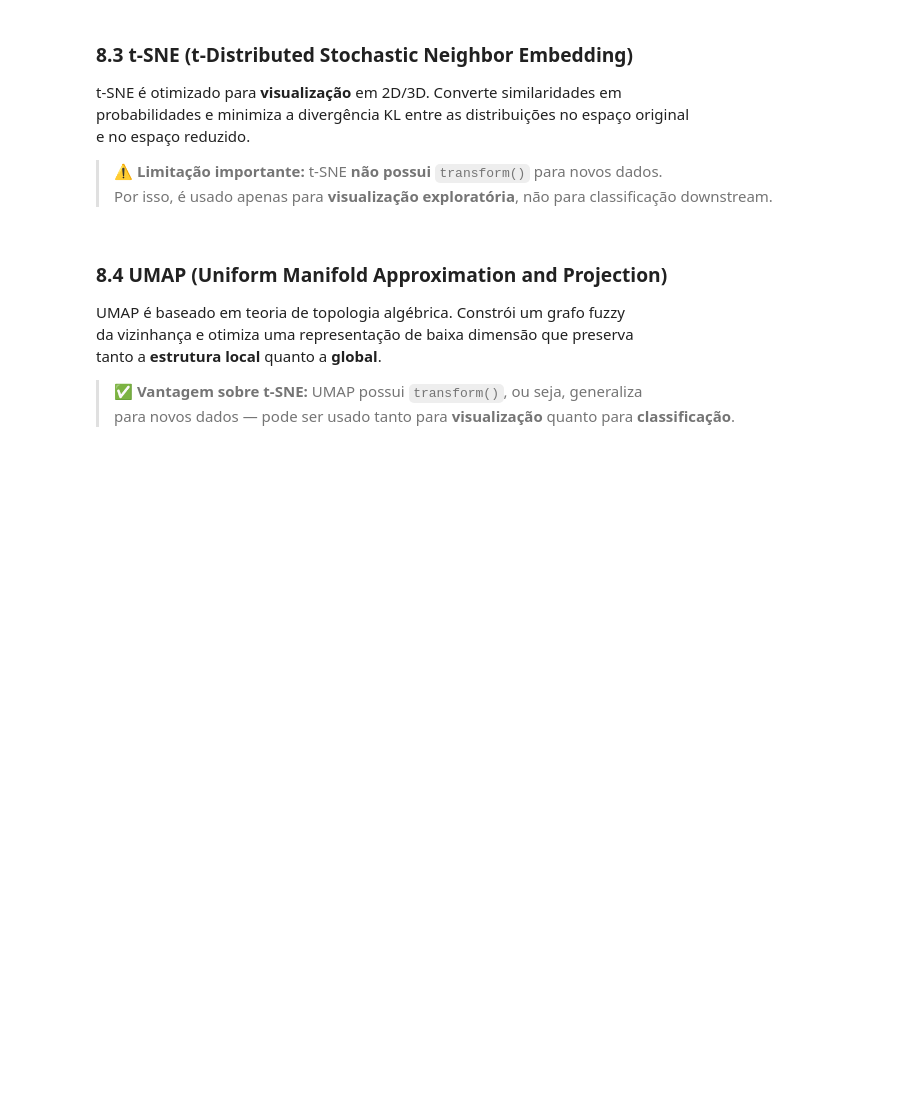
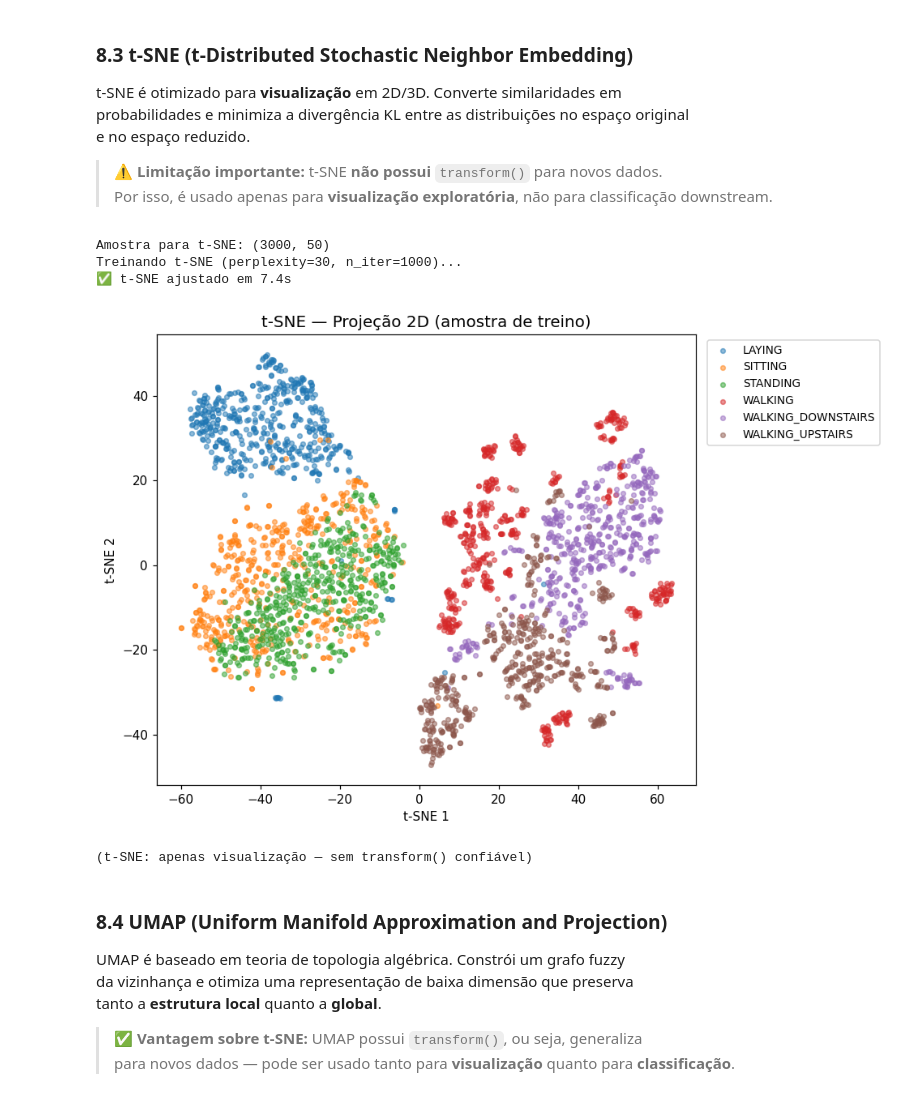
Before and after one commit to Matheus-Lordron/Machine-Learning-project-Nonlinear-Dimensionality-Reduction-, a Jupyter notebook: har_pipeline_reducao_nao_linear.ipynb, the cells around one changed output. Saved outputs shown, nothing was run; the diff lists cells and outputs as text; code cells hidden in the pictures; blank space fills up the shorter version.

Commit message:
ajuste max_iter

```diff
--- a/har_pipeline_reducao_nao_linear.ipynb
+++ b/har_pipeline_reducao_nao_linear.ipynb
@@ -574,7 +705,6 @@ e no espaço reduzido.
 # ── t-SNE ─────────────────────────────────────────────────────────────────────
 # t-SNE somente para visualização (não generaliza para novos dados)
 # Usamos amostra estratificada para agilizar
-# ⏱️  Tempo esperado: ~2-5 min
 
 # Amostra estratificada de 3.000 exemplos para visualização
 idx_sample = []
@@ -590,34 +720,40 @@ y_tsne_in = y_tr[idx_sample]
 print(f"Amostra para t-SNE: {X_tsne_in.shape}")
 print("Treinando t-SNE (perplexity=30, n_iter=1000)...")
 t0 = time.time()
 
 tsne = TSNE(
     n_components=2,
     perplexity=30,
-    n_iter=1000,
+    max_iter=1000,
     learning_rate='auto',
     init='pca',           # inicialização PCA é mais estável
     random_state=SEED,
     n_jobs=-1
 )
 X_tr_tsne2 = tsne.fit_transform(X_tsne_in)
 t_tsne = time.time() - t0
 print(f"✅ t-SNE ajustado em {t_tsne:.1f}s")
 
 # ── Visualização 2D ───────────────────────────────────────────────────────────
 plt.figure(figsize=(9, 6))
 for i, act in enumerate(le.classes_):
     mask = y_tsne_in == i
     plt.scatter(X_tr_tsne2[mask, 0], X_tr_tsne2[mask, 1],
                 c=[PALETTE[act]], label=act, alpha=0.5, s=14)
 plt.title('t-SNE — Projeção 2D (amostra de treino)', fontsize=13)
 plt.xlabel('t-SNE 1'); plt.ylabel('t-SNE 2')
 plt.legend(bbox_to_anchor=(1.01, 1), loc='upper left', fontsize=9)
 plt.tight_layout(); plt.show()
 
 # t-SNE não é usado para classificação downstream (sem transform())
 RESULTS['t-SNE'] = {'acc': None, 'note': 'Apenas visualização', 'time': t_tsne}
 print("(t-SNE: apenas visualização — sem transform() confiável)")
+# %% [output]
+Amostra para t-SNE: (3000, 50)
+Treinando t-SNE (perplexity=30, n_iter=1000)...
+✅ t-SNE ajustado em 7.4s
+[figure, added]
+(t-SNE: apenas visualização — sem transform() confiável)
 # %% [markdown]
 ### 8.4 UMAP (Uniform Manifold Approximation and Projection)
 
```
Also changed, not shown: parts of 27 cells of this notebook, 1 other file.
